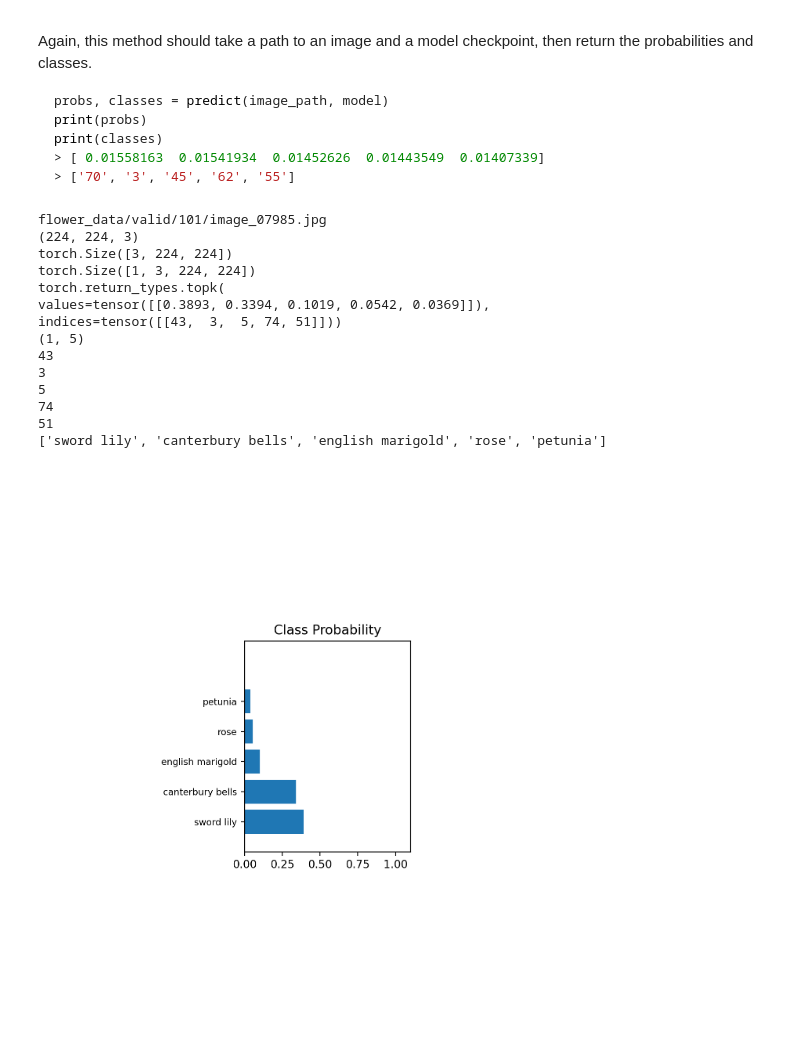
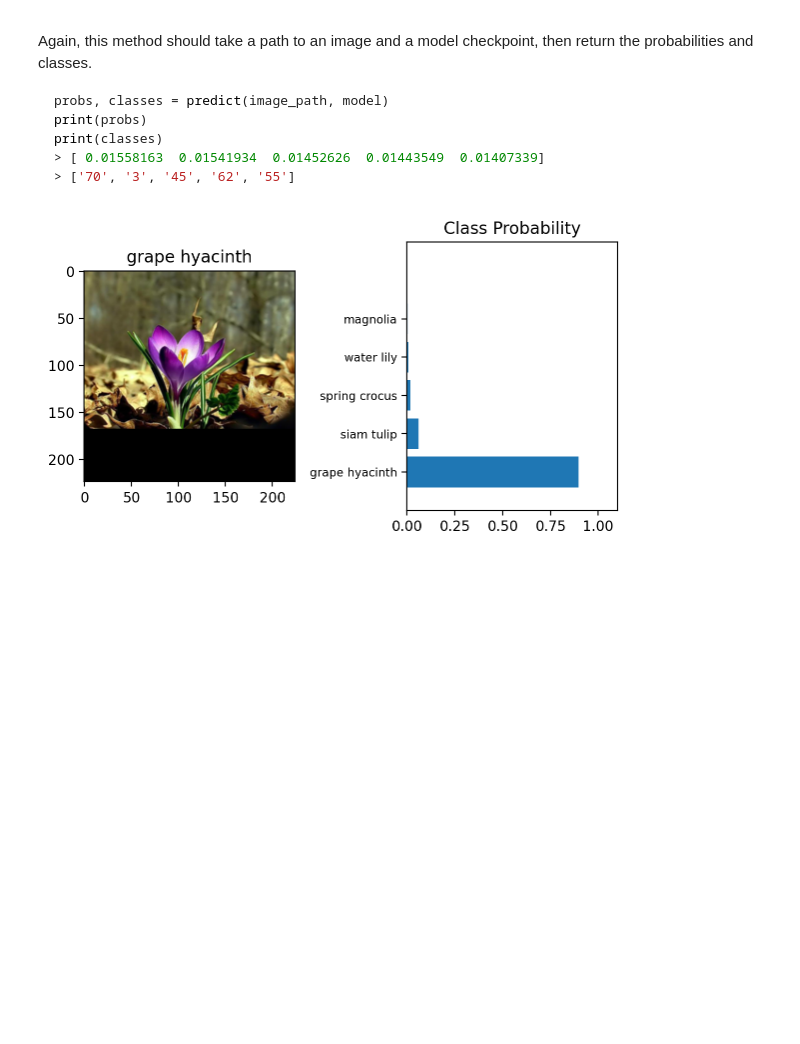
Before and after one commit to sabine59/AICourseFinalProject, a Jupyter notebook: Image Classifier Project.ipynb, the cells around one changed output. Cells and saved outputs as stored; diff of their text form; code cells hidden in the pictures; blank space fills up the shorter version.

````diff
--- a/Image Classifier Project.ipynb
+++ b/Image Classifier Project.ipynb
@@ -141,7 +141,7 @@ criterion = nn.NLLLoss()
 optimizer = optim.Adam(model.classifier.parameters(), lr=0.001)
 
 # start training sequence
-epochs = 1
+epochs = 6
 accuracy_mean = 0.
 step = 0
 train_losses, test_losses = [], []
@@ -158,8 +158,8 @@ for e in range(epochs):
         optimizer.step()
 
         running_loss += loss.item()
-        if (ii%10 == 0):
-            print("Batch Nr.: ", ii)
+        #if (ii%10 == 0):
+            #print("Batch Nr.: ", ii)
 
     else:
         # do the validation
@@ -366,7 +361,7 @@ def imshow(image, ax=None, title=None):
     image = np.clip(image, 0, 1)
 
     ax.imshow(image)
-
+    ax.set_title(title)
     return ax
 # %% [markdown]
 ## Class Prediction
@@ -386,72 +381,67 @@ print(classes)
 ```
 # %%
 
-from torchvision import datasets, transforms, models
-from torch.autograd import Variable
-import torchvision.transforms.functional as TF
 
 def predict(image_path, model, topk=5):
     ''' Predict the class (or classes) of an image using a trained deep learning model.
     '''
 
     # TODO: Implement the code to predict the class from an image file
+
     with torch.no_grad():
         model.eval()
 
+        # open the image at the path in PIL-format
         with Image.open(infile) as im:
+            # resize, crop and normalize, convert to numpy-array
             new_image = process_image(im)
 
+        # convert the numpy-array to tensor
         image_tensor = torch.from_numpy(new_image.astype('float32'))
-        print(image_tensor.shape)
         inputs = image_tensor.view(1,3,224,224)
-        print(inputs.shape)
+
         loss = model.forward(inputs)
         ps = torch.exp(loss)
         ps = ps.topk(5)
-        print(ps)
-        labels = []
+        # the probabilities are related to output classes
+        classes = []
         indx = ps.indices.numpy()
         probs = ps.values.numpy()
-        print(indx.shape)
+
         i = 0
-
         while i < 5:
             v = indx[0][i]
             i+=1
-            print(v)
-            labels.append(cat_to_name[str(v)])
+            classes.append(v)
 
-        print(labels)
-        fig, (ax1, ax2) = plt.subplots(figsize=(6,9), ncols=2)
-        imshow(new_image)
-        ax1.axis('off')
+        # the classes are related to the directory numbers
+        # via model.class_to_idx
+        # The directory numbers are related to the flower names
+        # via cat_to_name.json
+        labels = []
+        for key, value in model.class_to_idx.items():
+            for cl in classes:
+                if cl==value:
+                    labels.append(cat_to_name[key])
+
+
+        fig, (ax1, ax2) = plt.subplots(figsize=(6,6), ncols=2)
+        imshow(new_image, ax=ax1, title=labels[0])
+        ax1.axis('on')
         ax2.barh(np.arange(5), probs[0])
         ax2.set_aspect(0.2)
         ax2.set_yticks(np.arange(5))
         ax2.set_ylim(-1, 6)
         ax2.set_yticklabels(labels, size='small');
         ax2.set_title('Class Probability')
         ax2.set_xlim(0, 1.1)
 
         plt.tight_layout()
 
-for infile in glob.glob("flower_data/valid/101/*.jpg"):
-    print(infile)
+# pick up a picture randomly and compute the probability
+path_to_img = data_dir + '/' + 'valid' + '/' + str(np.random.randint(0,101)) + '/' + '*.jpg'
+for infile in glob.glob(path_to_img):
     predict(infile, model, topk=5)
     break
 # %% [output]
-flower_data/valid/101/image_07985.jpg
-(224, 224, 3)
-torch.Size([3, 224, 224])
-torch.Size([1, 3, 224, 224])
-torch.return_types.topk(
-values=tensor([[0.3893, 0.3394, 0.1019, 0.0542, 0.0369]]),
-indices=tensor([[43,  3,  5, 74, 51]]))
-(1, 5)
-43
-3
-5
-74
-51
-['sword lily', 'canterbury bells', 'english marigold', 'rose', 'petunia']
-[figure, old version]
+[figure, new version]
````
Also changed, not shown: parts of 6 cells of this notebook.
